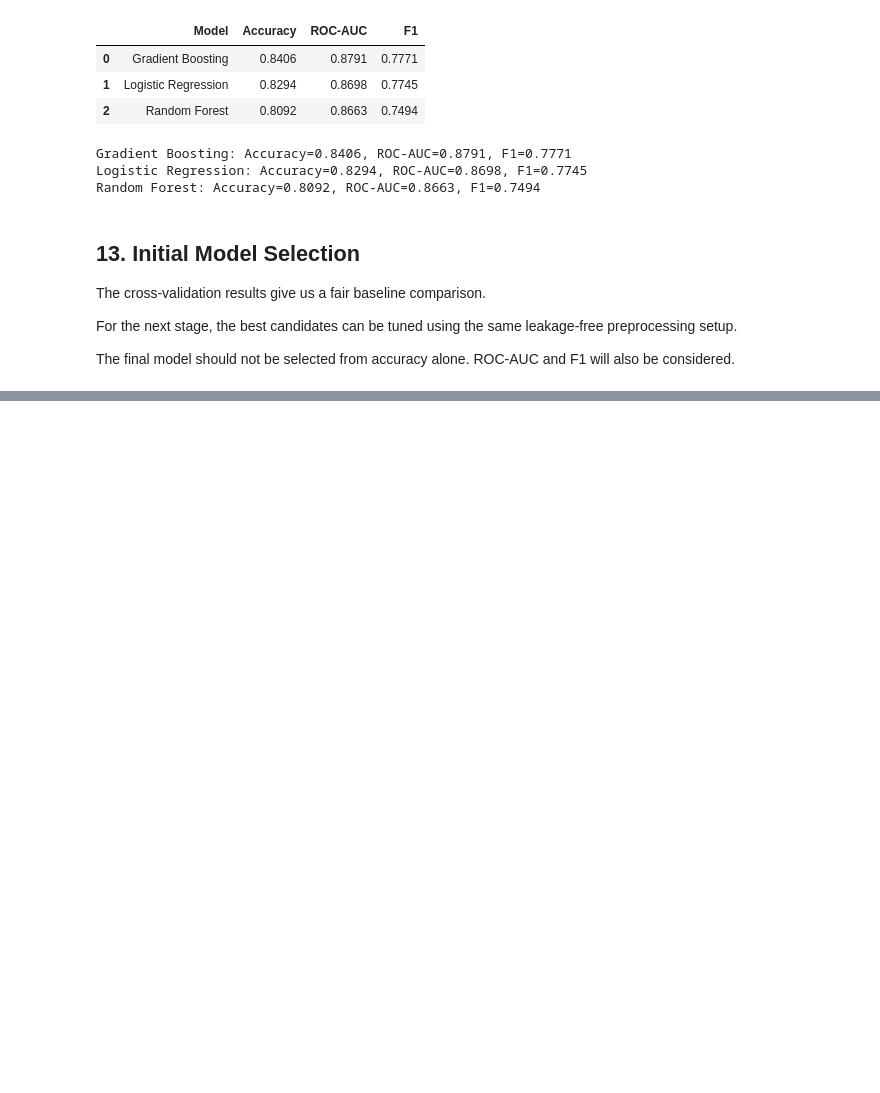
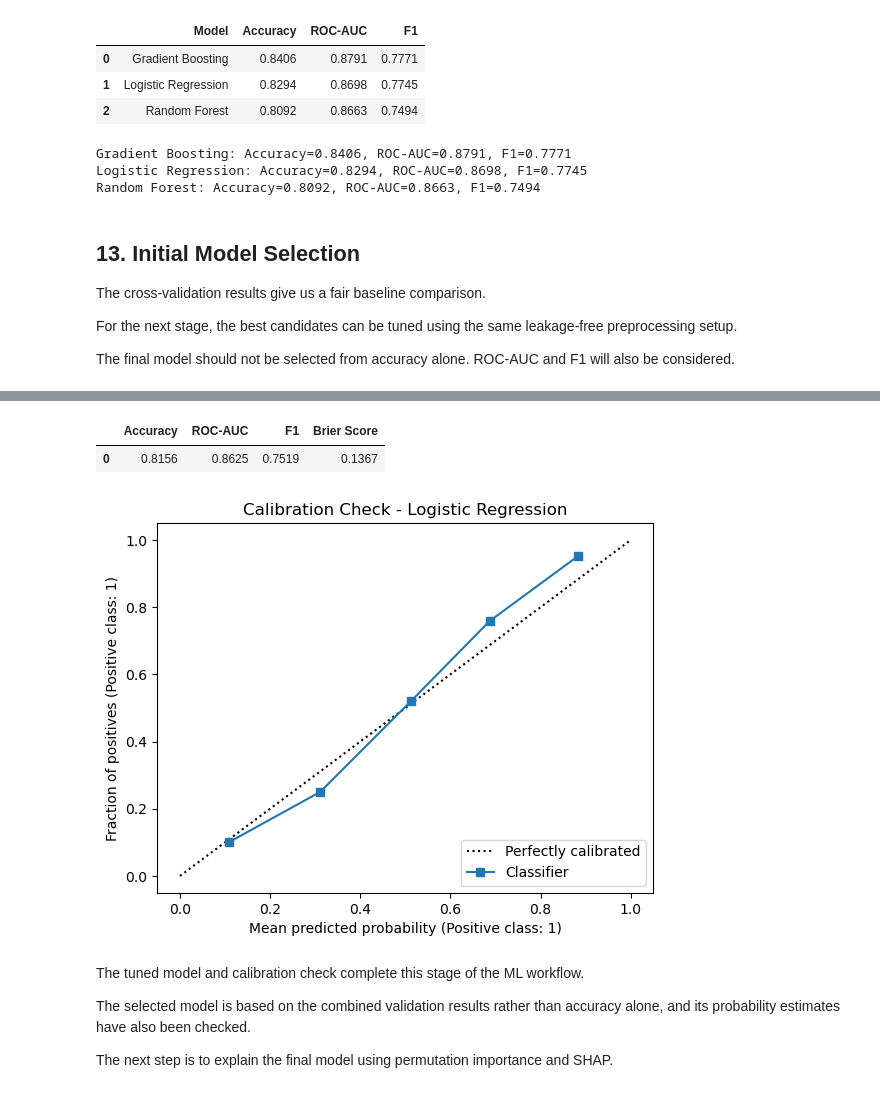
Before and after one commit to francisparwez/titanic-survival-analysis, a Jupyter notebook: Titanic_ML.ipynb, the cells around one changed output, grey strips where cells are left out. Cells and saved outputs as stored; diff of their text form; code cells hidden in the pictures; blank space fills up the shorter version.

Commit message:
13 Add hyperparameter tuning and calibration

```diff
--- a/Titanic_ML.ipynb
+++ b/Titanic_ML.ipynb
@@ -686,0 +824,42 @@ I will tune the strongest candidate models and then compare the tuned results be
+# %%
+calibrated_model = CalibratedClassifierCV(
+    estimator=final_model,
+    method="sigmoid",
+    cv=5
+)
+
+calibrated_model.fit(X_train, y_train)
+
+calibrated_prob = calibrated_model.predict_proba(X_valid)[:, 1]
+calibrated_pred = (calibrated_prob >= 0.5).astype(int)
+
+calibration_results = {
+    "Accuracy": accuracy_score(y_valid, calibrated_pred),
+    "ROC-AUC": roc_auc_score(y_valid, calibrated_prob),
+    "F1": f1_score(y_valid, calibrated_pred),
+    "Brier Score": brier_score_loss(y_valid, calibrated_prob)
+}
+
+pd.DataFrame([calibration_results]).round(4)
+# %% [output]
+|  | Accuracy | ROC-AUC | F1 | Brier Score |
+| 0 | 0.8156 | 0.8625 | 0.7519 | 0.1367 |
+# %%
+CalibrationDisplay.from_predictions(
+    y_valid,
+    calibrated_prob,
+    n_bins=5
+)
+
+plt.title(f"Calibration Check - {final_model_name}")
+plt.savefig("images/11_calibration_check.png", dpi=300, bbox_inches="tight")
+plt.show()
+plt.close()
+# %% [output]
+[figure, added]
+# %% [markdown]
+The tuned model and calibration check complete this stage of the ML workflow.
+
+The selected model is based on the combined validation results rather than accuracy alone, and its probability estimates have also been checked.
+
+The next step is to explain the final model using permutation importance and SHAP.
```
Also changed, not shown: parts of 11 cells of this notebook, 3 other files.
